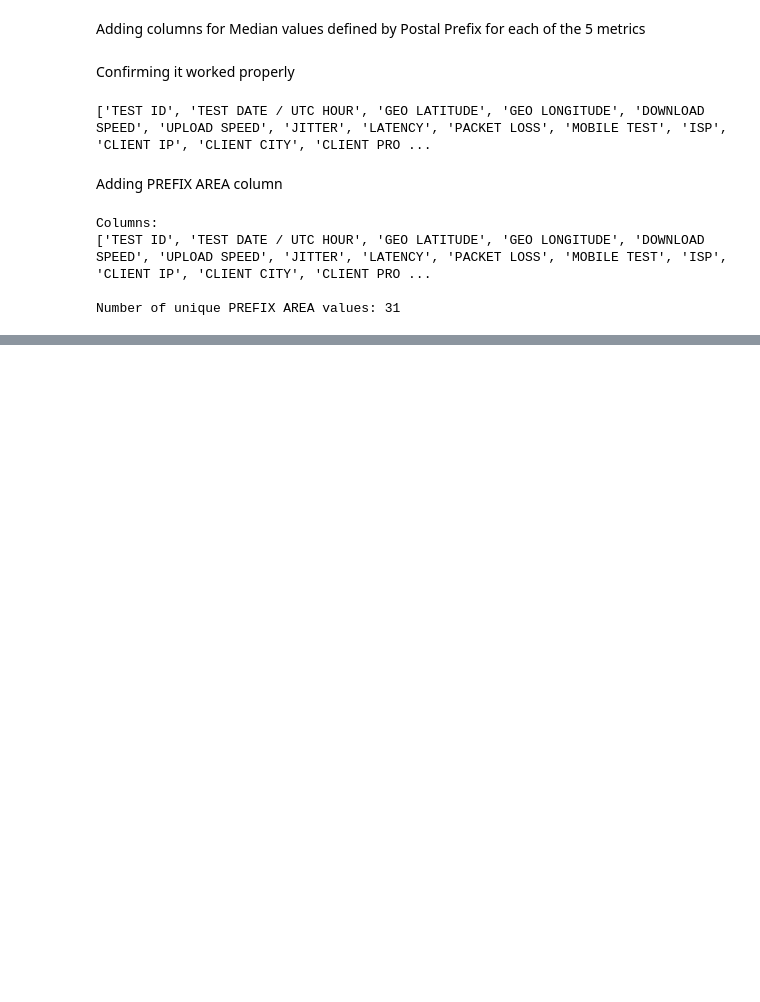
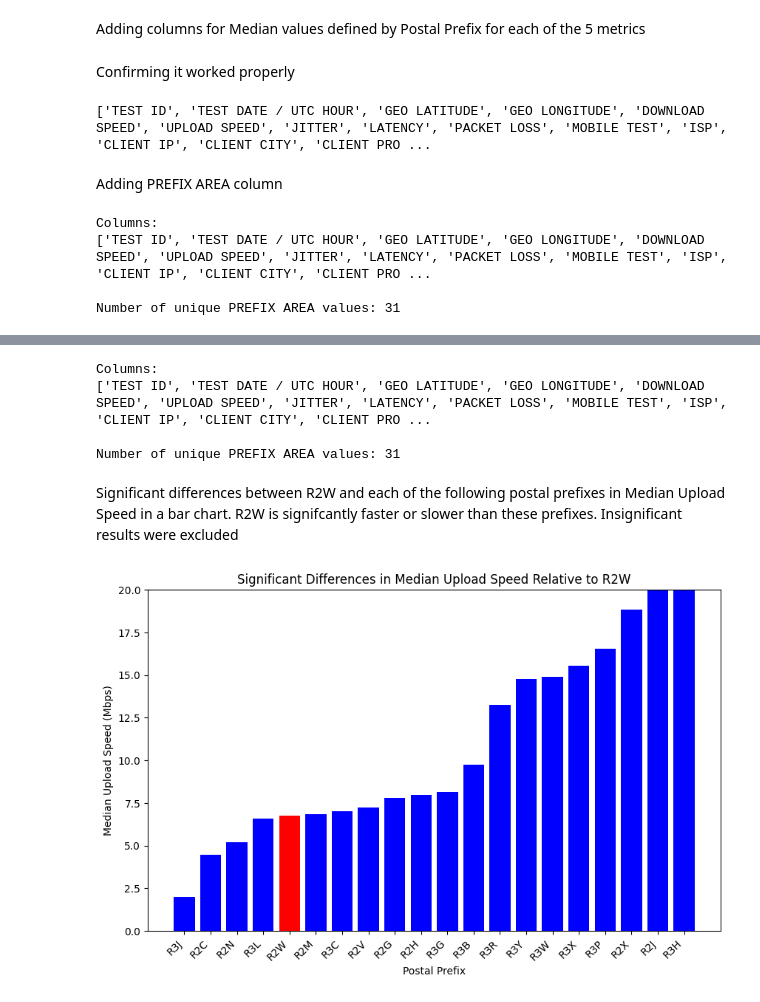
Before and after one commit to ShanChartrand/NorthEndConnect-Data-Cleaning, a Jupyter notebook: NEC_Aug_14,_2023.ipynb, the cells around one changed output, grey strips where cells are left out. Drawn from its saved outputs; the diff is of its cells as text; code cells hidden in the pictures; blank space fills up the shorter version.

```diff
--- a/NEC_Aug_14,_2023.ipynb
+++ b/NEC_Aug_14,_2023.ipynb
@@ -1450,0 +1463,46 @@ Number of unique PREFIX AREA values: 31
+# %%
+# Add the new column based on the mapping
+df_sorted['PREFIX AREA'] = df_sorted['POSTAL PREFIX'].map(prefix_area_mapping)
+
+# Print the columns and the number of unique PREFIX AREA values
+print("Columns:")
+print(list(df_sorted.columns))
+print()
+print("Number of unique PREFIX AREA values:", len(df_sorted['PREFIX AREA'].unique()))
+# %% [output]
+Columns:
+['TEST ID', 'TEST DATE / UTC HOUR', 'GEO LATITUDE', 'GEO LONGITUDE', 'DOWNLOAD SPEED', 'UPLOAD SPEED', 'JITTER', 'LATENCY', 'PACKET LOSS', 'MOBILE TEST', 'ISP', 'CLIENT IP', 'CLIENT CITY', 'CLIENT PRO ...
+
+Number of unique PREFIX AREA values: 31
+# %% [markdown]
+Significant differences between R2W and each of the following postal prefixes in Median Upload Speed in a bar chart. R2W is signifcantly faster or slower than these prefixes. Insignificant results were excluded
+# %%
+import matplotlib.pyplot as plt
+
+# Select the desired postal prefixes for the bar chart
+selected_prefixes = ['R2W', 'R2V', 'R2N', 'R3J', 'R2C', 'R3L', 'R2M', 'R3W', 'R2G', 'R3R', 'R2H', 'R3B', 'R3C', 'R3P', 'R3Y', 'R3G', 'R2J', 'R2X', 'R3X', 'R3H']
+
+# Filter the DataFrame for the selected postal prefixes
+df_selected = df[df['POSTAL PREFIX'].isin(selected_prefixes)]
+
+# Sort the DataFrame by median upload speed in ascending order
+df_selected_sorted = df_selected.sort_values('MEDIAN UPLOAD')
+
+# Set the colors for the bars
+colors = ['red' if prefix == 'R2W' else 'blue' for prefix in df_selected_sorted['POSTAL PREFIX']]
+
+# Create the bar chart
+plt.figure(figsize=(10, 6))
+plt.bar(df_selected_sorted['POSTAL PREFIX'], df_selected_sorted['MEDIAN UPLOAD'], color=colors)
+plt.xlabel('Postal Prefix')
+plt.ylabel('Median Upload Speed (Mbps)')
+plt.title('Significant Differences in Median Upload Speed Relative to R2W')
+plt.xticks(rotation=45, ha='right')
+
+# Adjust the y-axis limit
+plt.ylim(0.0, 20.0)
+
+# Show the plot
+plt.show()
+# %% [output]
+[figure, added]
```
Also changed, not shown: parts of 11 cells of this notebook.
